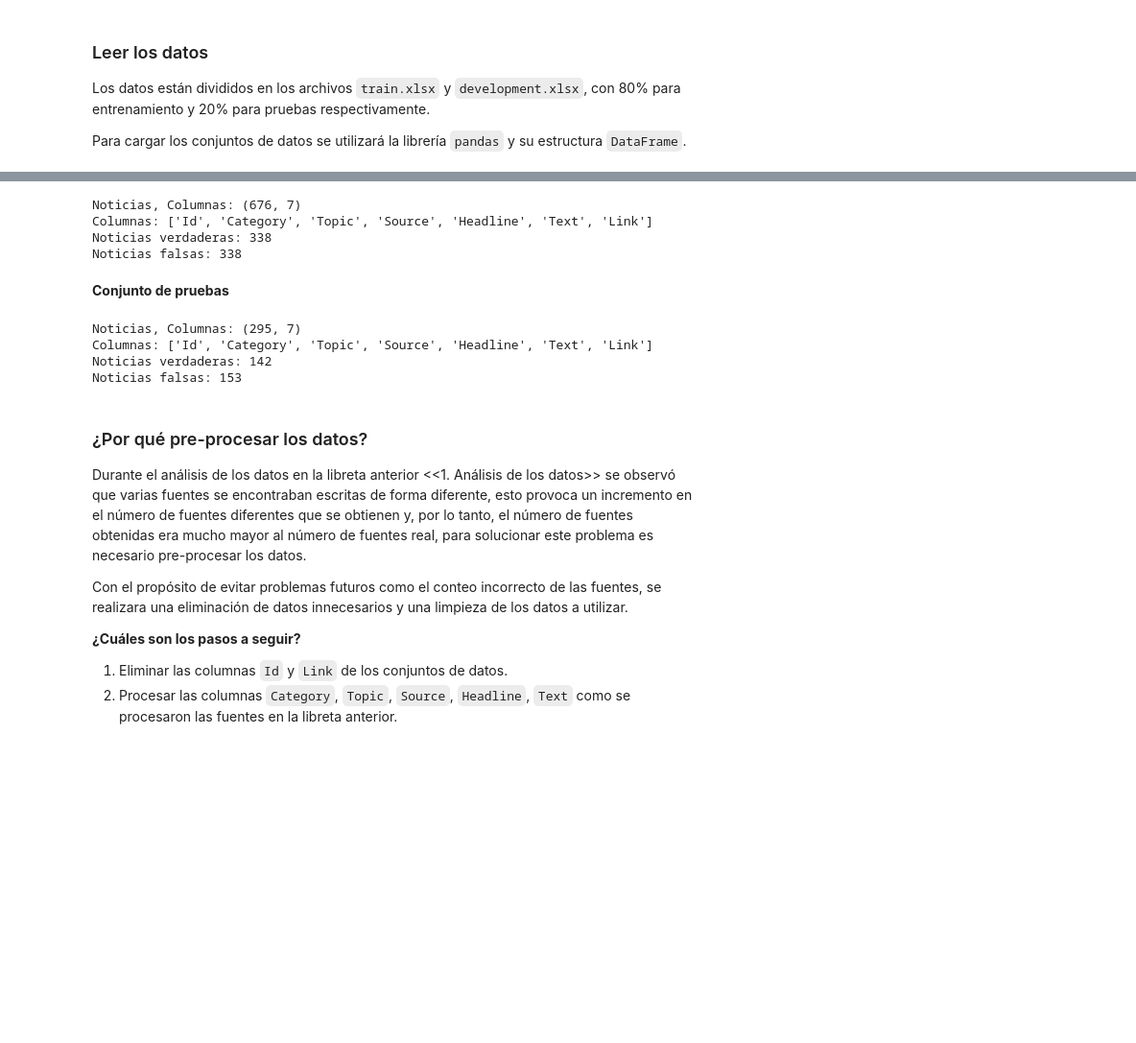
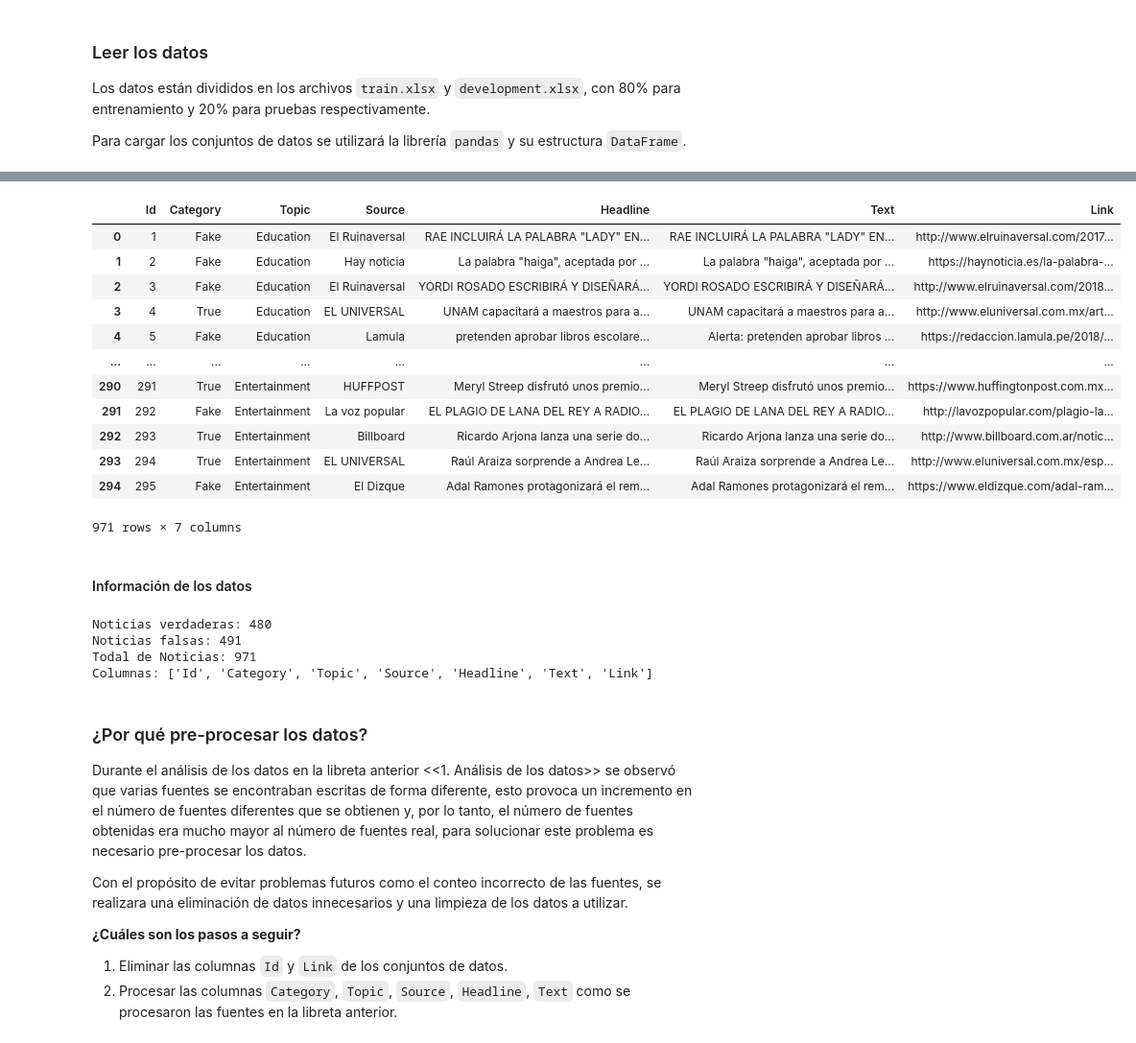
Before and after one commit to JoseLuis-AL/MachineLearning-Deteccion-de-Noticias-Falsas, a Jupyter notebook: Proyecto/2-Preprocesado-Datos.ipynb, the cells around one changed output, grey strips where cells are left out. Shown: that part at 96% size. Drawn from its saved outputs; the diff is of its cells as text; code cells hidden in the pictures; blank space fills up the shorter version.

```diff
--- a/Proyecto/2-Preprocesado-Datos.ipynb
+++ b/Proyecto/2-Preprocesado-Datos.ipynb
@@ -37,25 +38,32 @@ df_pruebas = pd.read_excel('Datos/development.xlsx')
+# %%
+df_datos = pd.concat([df_entrenamiento, df_pruebas])
+df_datos
+# %% [output]
+|  | Id | Category | Topic | Source | Headline | Text | Link |
+| 0 | 1 | Fake | Education | El Ruinaversal | RAE INCLUIRÁ LA PALABRA "LADY" EN... | RAE INCLUIRÁ LA PALABRA "LADY" EN... | http://www.elruinaversal.com/2017... |
+| 1 | 2 | Fake | Education | Hay noticia | La palabra "haiga", aceptada por ... | La palabra "haiga", aceptada por ... | https://haynoticia.es/la-palabra-... |
+| 2 | 3 | Fake | Education | El Ruinaversal | YORDI ROSADO ESCRIBIRÁ Y DISEÑARÁ... | YORDI ROSADO ESCRIBIRÁ Y DISEÑARÁ... | http://www.elruinaversal.com/2018... |
+| 3 | 4 | True | Education | EL UNIVERSAL | UNAM capacitará a maestros para a... | UNAM capacitará a maestros para a... | http://www.eluniversal.com.mx/art... |
+| 4 | 5 | Fake | Education | Lamula | pretenden aprobar libros escolare... | Alerta: pretenden aprobar libros ... | https://redaccion.lamula.pe/2018/... |
+| ... | ... | ... | ... | ... | ... | ... | ... |
+| 290 | 291 | True | Entertainment | HUFFPOST | Meryl Streep disfrutó unos premio... | Meryl Streep disfrutó unos premio... | https://www.huffingtonpost.com.mx... |
+| 291 | 292 | Fake | Entertainment | La voz popular | EL PLAGIO DE LANA DEL REY A RADIO... | EL PLAGIO DE LANA DEL REY A RADIO... | http://lavozpopular.com/plagio-la... |
+| 292 | 293 | True | Entertainment | Billboard | Ricardo Arjona lanza una serie do... | Ricardo Arjona lanza una serie do... | http://www.billboard.com.ar/notic... |
+| 293 | 294 | True | Entertainment | EL UNIVERSAL | Raúl Araiza sorprende a Andrea Le... | Raúl Araiza sorprende a Andrea Le... | http://www.eluniversal.com.mx/esp... |
+| 294 | 295 | Fake | Entertainment | El Dizque | Adal Ramones protagonizará el rem... | Adal Ramones protagonizará el rem... | https://www.eldizque.com/adal-ram... |
+971 rows × 7 columns
+# %% [markdown]
+#### Información de los datos
 # %%
-print(f'Noticias, Columnas: {df_entrenamiento.shape}')
-print(f'Columnas: {list(df_entrenamiento.columns)}')
-print('Noticias verdaderas: {}'.format(df_entrenamiento.groupby('Category').size()[0]))
-print('Noticias falsas: {}'    .format(df_entrenamiento.groupby('Category').size()[1]))
+print('Noticias verdaderas: {}'.format(df_datos.groupby('Category').size()[0]))
+print('Noticias falsas: {}'    .format(df_datos.groupby('Category').size()[1]))
+print(f'Todal de Noticias: {df_datos.shape[0]}')
+print(f'Columnas: {list(df_datos.columns)}')
 # %% [output]
-Noticias, Columnas: (676, 7)
+Noticias verdaderas: 480
+Noticias falsas: 491
+Todal de Noticias: 971
 Columnas: ['Id', 'Category', 'Topic', 'Source', 'Headline', 'Text', 'Link']
-Noticias verdaderas: 338
-Noticias falsas: 338
-# %% [markdown]
-**Conjunto de pruebas**
-# %%
-print(f'Noticias, Columnas: {df_pruebas.shape}')
-print(f'Columnas: {list(df_pruebas.columns)}')
-print('Noticias verdaderas: {}'.format(df_pruebas.groupby('Category').size()[0]))
-print('Noticias falsas: {}'    .format(df_pruebas.groupby('Category').size()[1]))
-# %% [output]
-Noticias, Columnas: (295, 7)
-Columnas: ['Id', 'Category', 'Topic', 'Source', 'Headline', 'Text', 'Link']
-Noticias verdaderas: 142
-Noticias falsas: 153
 # %% [markdown]
 ### ¿Por qué pre-procesar los datos?
 
```
Also changed, not shown: parts of 20 cells of this notebook, 48 other files.
